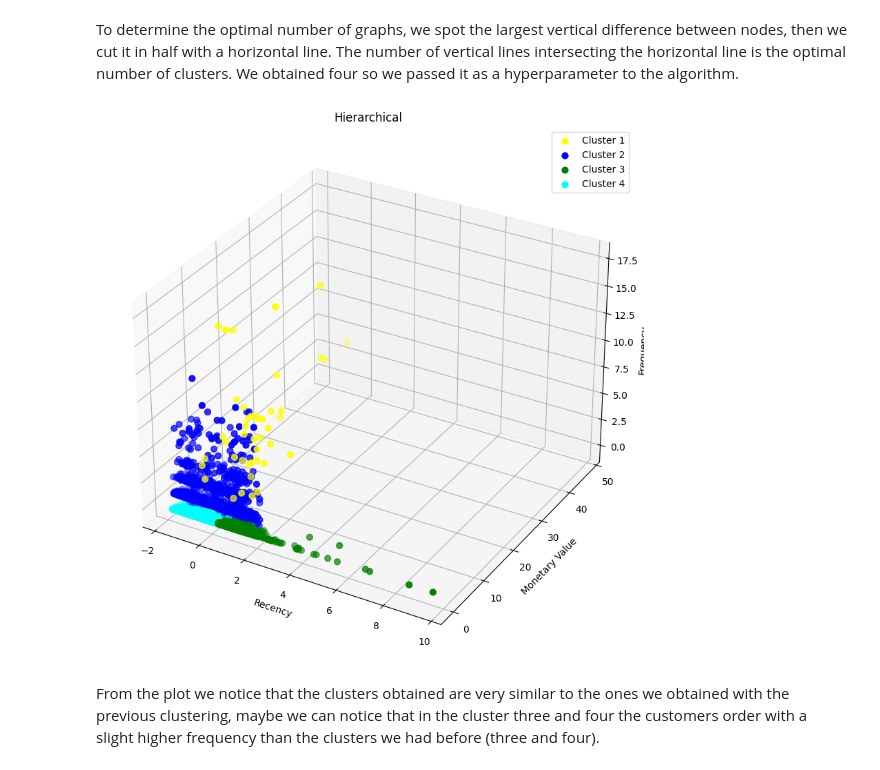
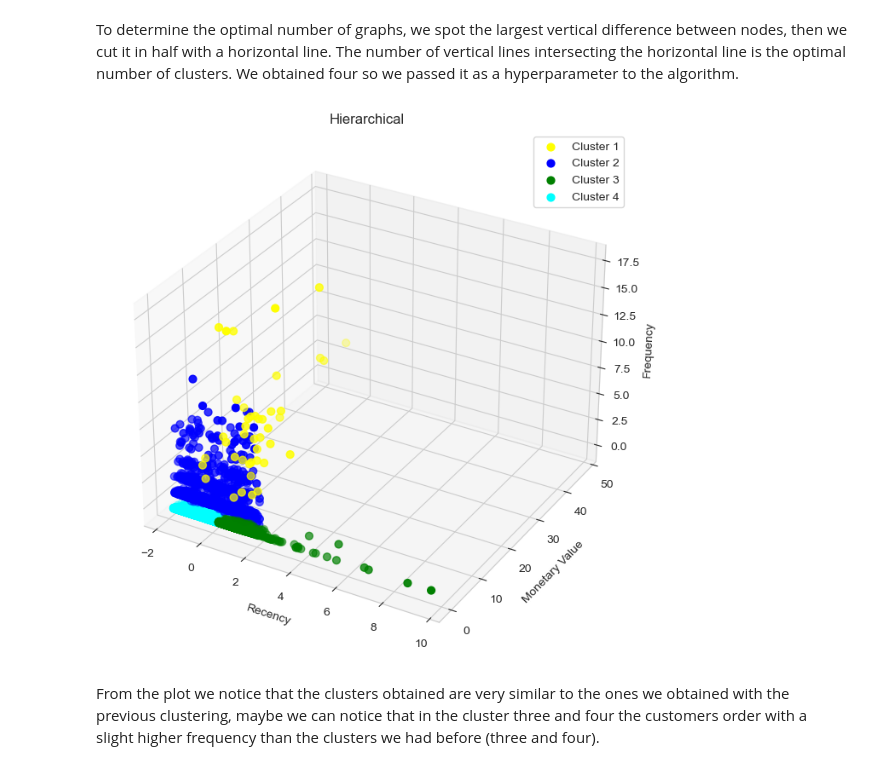
Before and after one commit to francescocapo/270341, a Jupyter notebook: main.ipynb, the cells around one changed output. Saved outputs shown, nothing was run; the diff lists cells and outputs as text; code cells hidden in the pictures.

```diff
--- a/main.ipynb
+++ b/main.ipynb
@@ -499,21 +500,21 @@ hc = AgglomerativeClustering(n_clusters = 4, affinity = 'euclidean', linkage = '
 y_hc = hc.fit_predict(X_scd)
 # %%
 #plotting the clusters with the 3d visualization
-fig= plt.figure(figsize = (10,8))
+fig= plt.figure(figsize = (8,8))
 ax = fig.add_subplot(111, projection='3d')
 ax.scatter(X_scd[y_hc == 0,0],X_scd[y_hc == 0,1],X_scd[y_hc == 0,2], s = 40 , color = 'yellow', label = "Cluster 1")
 ax.scatter(X_scd[y_hc == 1,0],X_scd[y_hc == 1,1],X_scd[y_hc == 1,2], s = 40 , color = 'blue', label = "Cluster 2")
 ax.scatter(X_scd[y_hc == 2,0],X_scd[y_hc == 2,1],X_scd[y_hc == 2,2], s = 40 , color = 'green', label = "Cluster 3")
 ax.scatter(X_scd[y_hc == 3,0],X_scd[y_hc == 3,1],X_scd[y_hc == 3,2], s = 40 , color = 'cyan', label = "Cluster 4")
 #ax.scatter(X_scd[y_hc == 4,0],X_scd[y_hc == 4,1],X_scd[y_hc == 4,2], s = 40 , color = 'purple', label = "Cluster 5")
 ax.set_xlabel('Recency')
 ax.set_ylabel('Monetary Value')
 ax.set_zlabel('Frequency')
 ax.legend()
 plt.title('Hierarchical')
 plt.show()
 # %% [output]
-[figure, old version]
+[figure, new version]
 # %% [markdown]
 From the plot we notice that the clusters obtained are very similar to the ones we obtained with the previous clustering, maybe we can notice that in the cluster three and four the customers order with a slight higher frequency than the clusters we had before (three and four).
 # %%
```
Also changed, not shown: parts of 18 cells of this notebook, 11 other files.
